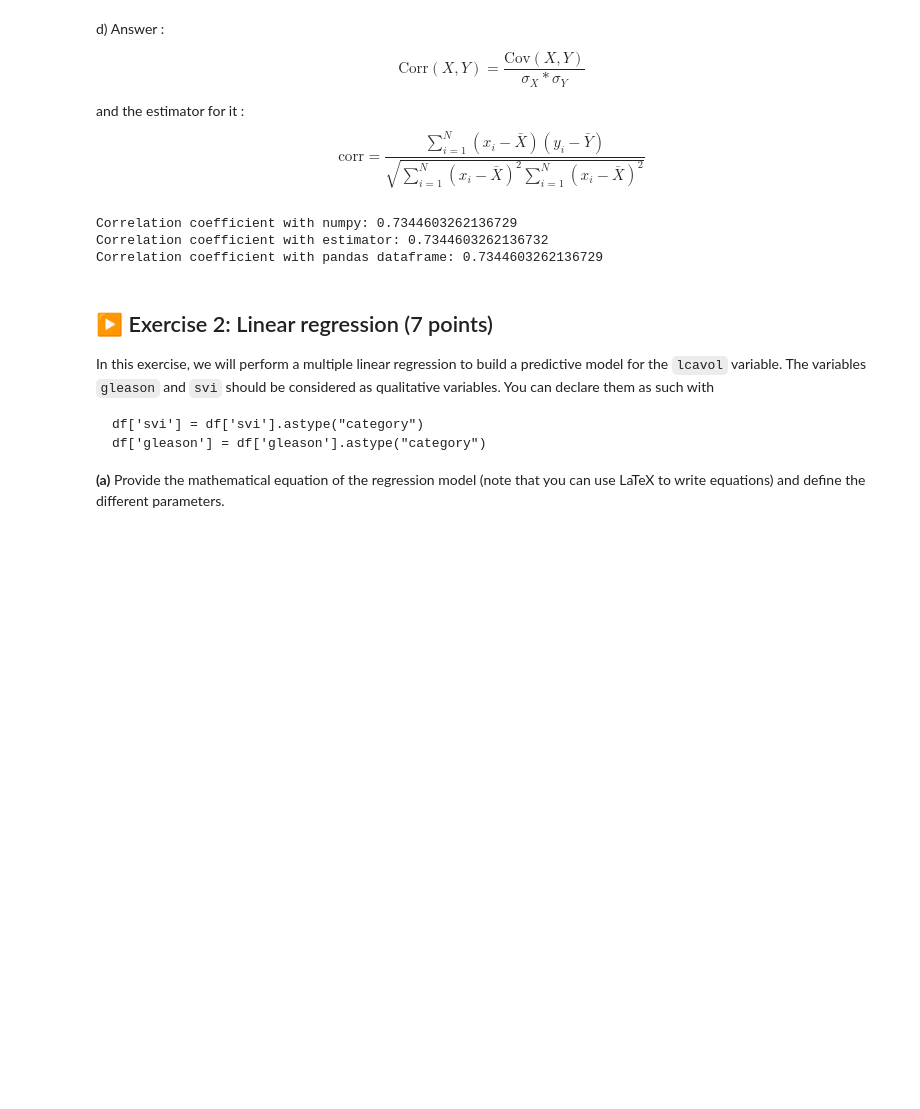
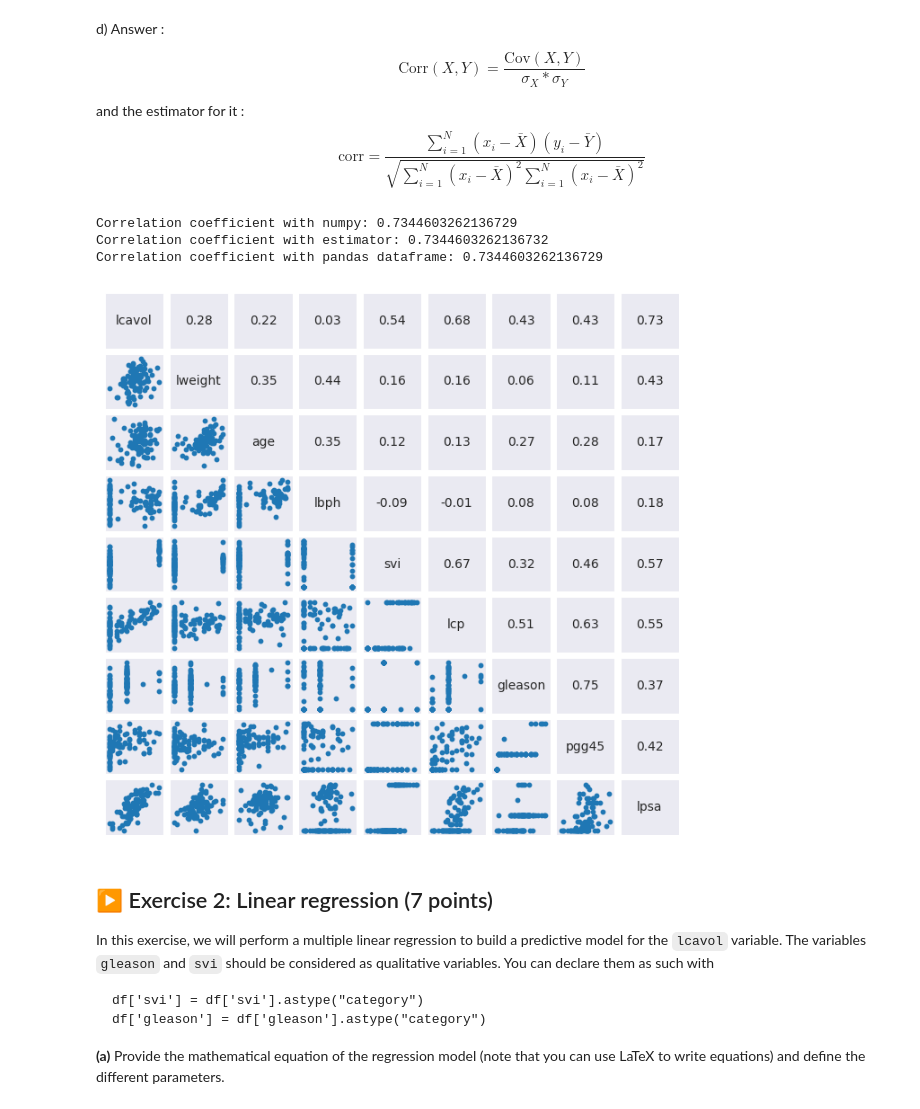
Before and after one commit to Hamidou1089-1/Statistical-learning, a Jupyter notebook: TP/TP1/TP1.ipynb, the cells around one changed output. Drawn from its saved outputs; the diff is of its cells as text; code cells hidden in the pictures; blank space fills up the shorter version.

```diff
--- a/TP/TP1/TP1.ipynb
+++ b/TP/TP1/TP1.ipynb
@@ -165,30 +166,71 @@ $$\text{corr} = \frac{\sum_{i=1}^{N}(x_{i} - \bar{X})(y_{i} - \bar{Y})}{\sqrt{\s
 def correlation(x,y):
     """Return the correlation coefficient between x and y.
         we chose the estimator of person.
     """
     x_mean = np.mean(x)
     y_mean = np.mean(y)
 
     sum1 = 0
     sum2 = 0
     sum3 = 0
     for k in range(len(x)):
         sum1 += (x[k] - x_mean) * (y[k] - y_mean)
         sum2 +=  (x[k] - x_mean)**2
         sum3 += (y[k] - y_mean)**2
     return sum1 / np.sqrt(sum2*sum3)
 
 
 def correlation_coefficient(x,y):
     return np.corrcoef(x,y)[0,1]
 
 print(f"Correlation coefficient with numpy: {correlation_coefficient(df['lpsa'],df['lcavol'])}")
 print(f"Correlation coefficient with estimator: {correlation(df['lpsa'],df['lcavol'])}")
 print(f"Correlation coefficient with pandas dataframe: {df['lpsa'].corr(df['lcavol'])}")
 
+#------------------------------------------------------------------------------------------------------------------------------------------------#
 # We can see from the result that their all very close, but unfortunaly, our estimator got the last two digits wrong, but because its e-15 error, it's a minor error.
 # Conclusion: the numpy and pandas corr method is evenly accurate.
+#-------------------------------------------------------------------------------------------------------------------------------------------------#
+
+def pairplot(df, figsize=None, frac=0.2):
+    # Initialize the figsize
+    if figsize is None:
+        figsize = (7.10, 6.70)
+    # We extract the number of columns and rows to scatter
+    n_vars = df.shape[1]
+    # we create subplot of the appropriate number. matrixes of subplot
+    fig, ax = plt.subplots(figsize=figsize, ncols=n_vars, nrows=n_vars)
+    # just ajusting for visual confort
+    plt.subplots_adjust(
+        wspace=0.10, hspace=0.10, left=0.05, right=0.95, bottom=0.05, top=0.95)
+    # Now it's getting real, because we the scatter the points
+    for i in range(n_vars):
+        # for each rows we plot a number of n_vars of subplot.
+        for j in range(n_vars):
+            # we scatter the points for each predictors
+            axij = ax[i][j]
+            i_name = df.columns[i]
+            j_name = df.columns[j]
+            axij.set_xticks([])
+            axij.set_yticks([])
+            axij.margins(0.1)
+            if i > j:
+                axij.scatter(df[i_name], df[j_name], s=10)
+            elif j > i:
+                corr = correlation_coefficient(df[i_name], df[j_name])
+                axij.text(0.5, 0.5, f'{corr:.2f}', fontsize=10, horizontalalignment='center', verticalalignment='center', transform=axij.transAxes)
+            else:
+                axij.text(0.5, 0.5, i_name, fontsize=10,
+                          horizontalalignment='center',
+                          verticalalignment='center',
+                          transform=axij.transAxes)
+    return fig, ax
+
+
+fig, ax = pairplot(df)
+plt.show()
 # %% [output]
 Correlation coefficient with numpy: 0.7344603262136729
 Correlation coefficient with estimator: 0.7344603262136732
 Correlation coefficient with pandas dataframe: 0.7344603262136729
+[figure, added]
```
Also changed, not shown: parts of 7 cells of this notebook.
